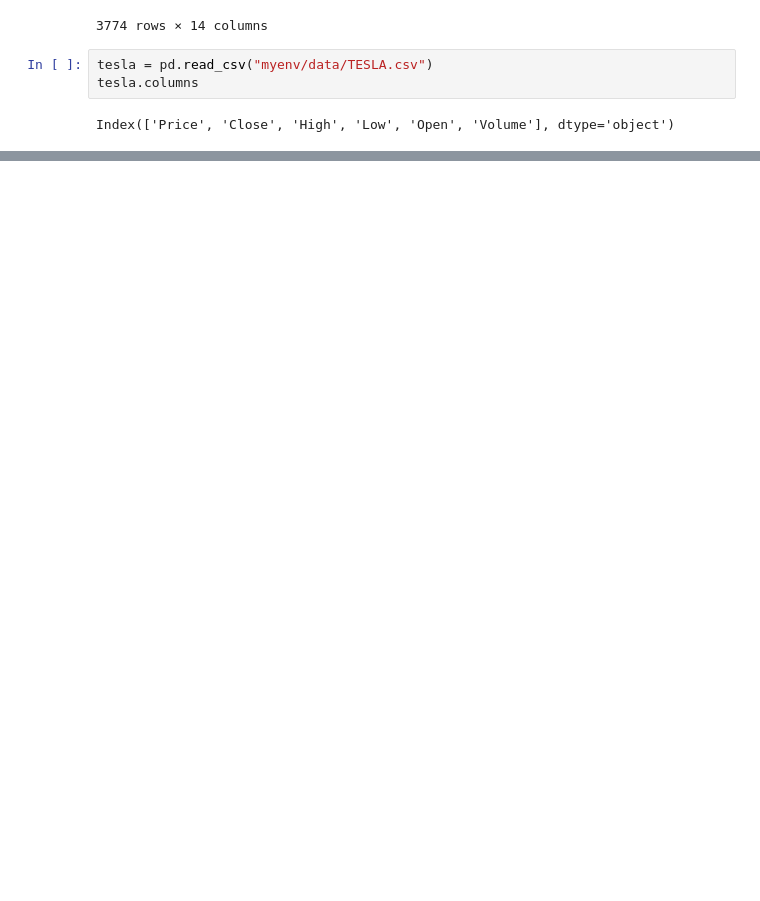
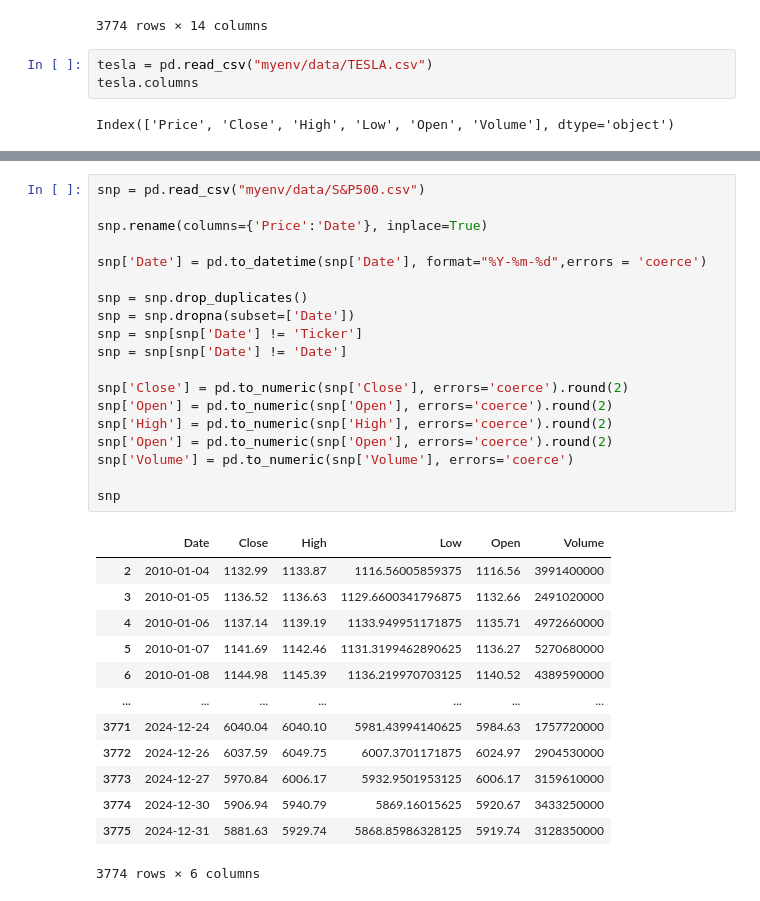
Before and after one commit to tanmaykumarchaki/AI-Driven-Market-Transformation-Analytics, a Jupyter notebook: anova.ipynb, the cells around one changed output, grey strips where cells are left out. Drawn from its saved outputs; the diff is of its cells as text; blank space fills up the shorter version.

```diff
--- a/anova.ipynb
+++ b/anova.ipynb
@@ -145,0 +180,33 @@ sensex
+# %%
+snp = pd.read_csv("myenv/data/S&P500.csv")
+
+snp.rename(columns={'Price':'Date'}, inplace=True)
+
+snp['Date'] = pd.to_datetime(snp['Date'], format="%Y-%m-%d",errors = 'coerce')
+
+snp = snp.drop_duplicates()
+snp = snp.dropna(subset=['Date'])
+snp = snp[snp['Date'] != 'Ticker']
+snp = snp[snp['Date'] != 'Date']
+
+snp['Close'] = pd.to_numeric(snp['Close'], errors='coerce').round(2)
+snp['Open'] = pd.to_numeric(snp['Open'], errors='coerce').round(2)
+snp['High'] = pd.to_numeric(snp['High'], errors='coerce').round(2)
+snp['Open'] = pd.to_numeric(snp['Open'], errors='coerce').round(2)
+snp['Volume'] = pd.to_numeric(snp['Volume'], errors='coerce')
+
+snp
+# %% [output]
+|  | Date | Close | High | Low | Open | Volume |
+| 2 | 2010-01-04 | 1132.99 | 1133.87 | 1116.56005859375 | 1116.56 | 3991400000 |
+| 3 | 2010-01-05 | 1136.52 | 1136.63 | 1129.6600341796875 | 1132.66 | 2491020000 |
+| 4 | 2010-01-06 | 1137.14 | 1139.19 | 1133.949951171875 | 1135.71 | 4972660000 |
+| 5 | 2010-01-07 | 1141.69 | 1142.46 | 1131.3199462890625 | 1136.27 | 5270680000 |
+| 6 | 2010-01-08 | 1144.98 | 1145.39 | 1136.219970703125 | 1140.52 | 4389590000 |
+| ... | ... | ... | ... | ... | ... | ... |
+| 3771 | 2024-12-24 | 6040.04 | 6040.10 | 5981.43994140625 | 5984.63 | 1757720000 |
+| 3772 | 2024-12-26 | 6037.59 | 6049.75 | 6007.3701171875 | 6024.97 | 2904530000 |
+| 3773 | 2024-12-27 | 5970.84 | 6006.17 | 5932.9501953125 | 6006.17 | 3159610000 |
+| 3774 | 2024-12-30 | 5906.94 | 5940.79 | 5869.16015625 | 5920.67 | 3433250000 |
+| 3775 | 2024-12-31 | 5881.63 | 5929.74 | 5868.85986328125 | 5919.74 | 3128350000 |
+3774 rows × 6 columns
```
Also changed, not shown: parts of 3 cells of this notebook, 3 other files.
